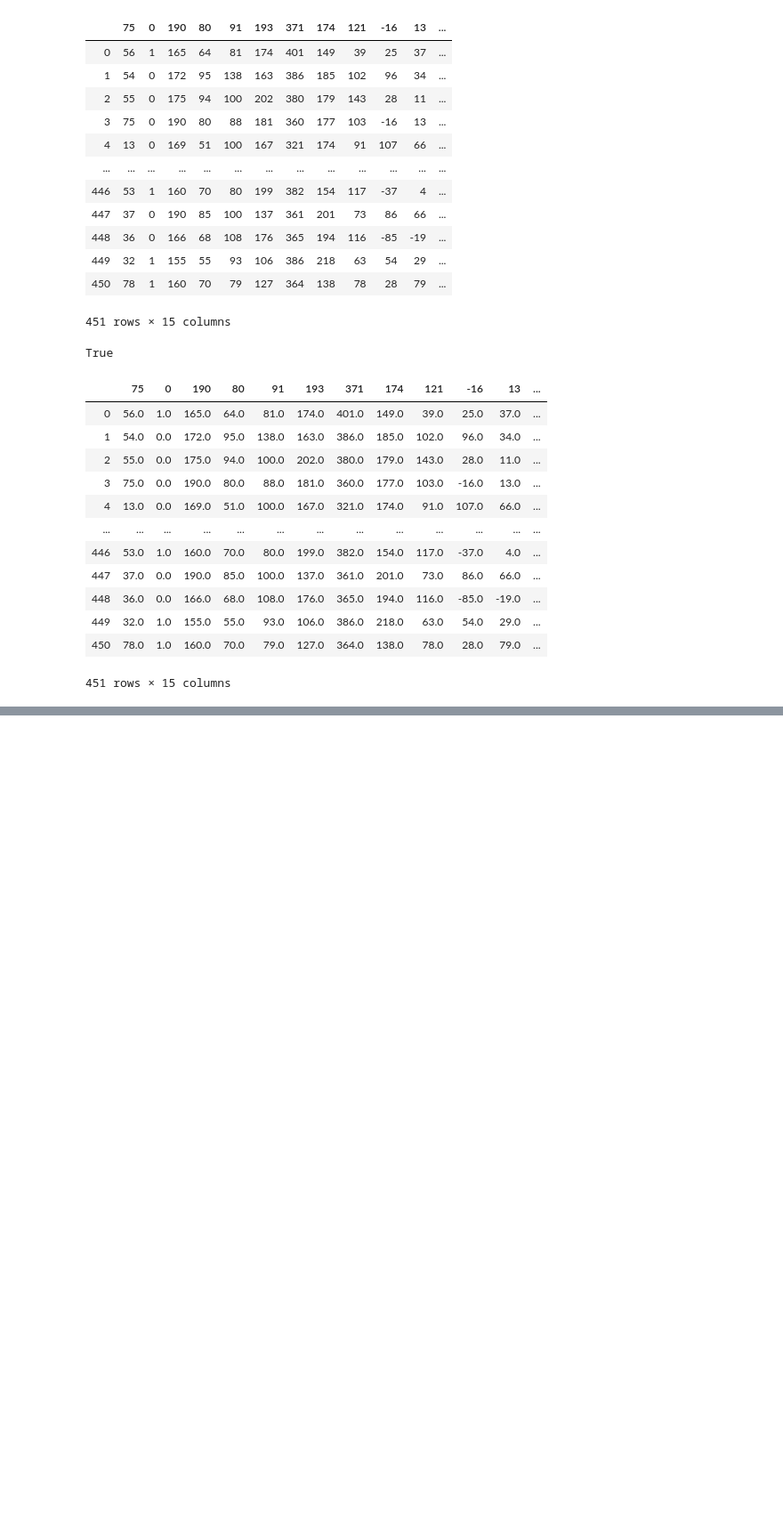
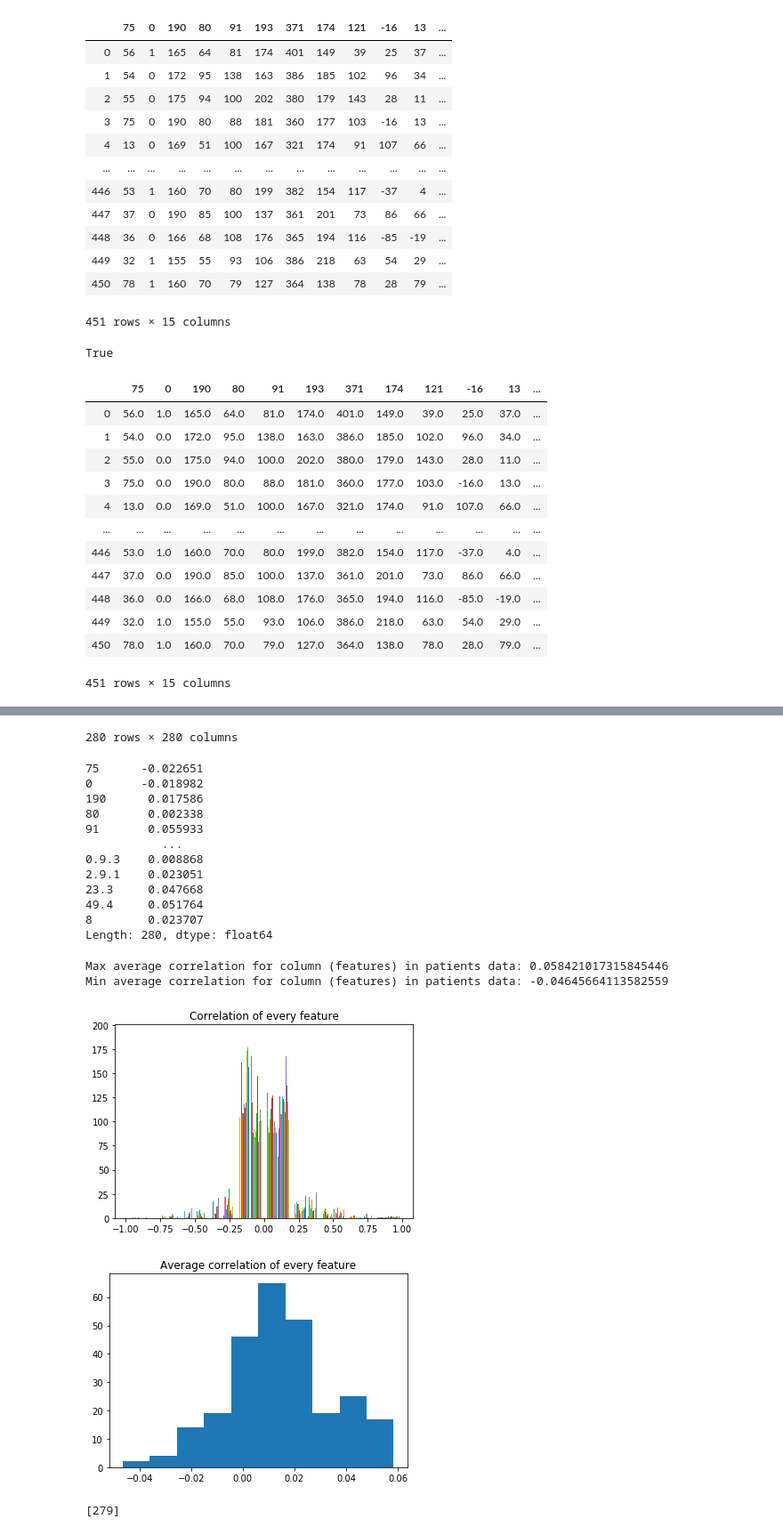
Before and after one commit to johnson0310/EE460J, a Jupyter notebook: EE460J_lab1.ipynb, the cells around one changed output, grey strips where cells are left out. Shown: that part at 89% size. Saved outputs shown, nothing was run; the diff lists cells and outputs as text; code cells hidden in the pictures; blank space fills up the shorter version.

Commit message:
Updated with strongly correlated features

```diff
--- a/EE460J_lab1.ipynb
+++ b/EE460J_lab1.ipynb
@@ -186,3 +184,24 @@ True
 | 449 | 32.0 | 1.0 | 155.0 | 55.0 | 93.0 | 106.0 | 386.0 | 218.0 | 63.0 | 54.0 | 29.0 | ... |
 | 450 | 78.0 | 1.0 | 160.0 | 70.0 | 79.0 | 127.0 | 364.0 | 138.0 | 78.0 | 28.0 | 79.0 | ... |
 451 rows × 15 columns
+# %%
+# find the features highly related to patient's condition
+# first get the correlation matrix
+patients_correlation_matrix = patients.corr()
+display(patients_correlation_matrix) # don't like how this is coming out
+mean_patients_correlation_matrix = patients_correlation_matrix.mean()
+display(mean_patients_correlation_matrix)
+print("Max average correlation for column (features) in patients data: " + str(mean_patients_correlation_matrix.max()))
+print("Min average correlation for column (features) in patients data: " + str(mean_patients_correlation_matrix.min()))
+
+_ = plt.hist(patients_correlation_matrix)
+plt.title("Correlation of every feature")
+plt.show()
+
+_ = plt.hist(mean_patients_correlation_matrix) # no column averages higher than 0.06 correlation
+plt.title("Average correlation of every feature")
+plt.show()
+
+# so it seems the relationship between condition and patient features is not completely standard between patients
+# that's expected but it's good to see
+# %% [output]
@@ -188,0 +220,23 @@ True
+280 rows × 280 columns
+75      -0.022651
+0       -0.018982
+190      0.017586
+80       0.002338
+91       0.055933
+           ...
+0.9.3    0.008868
+2.9.1    0.023051
+23.3     0.047668
+49.4     0.051764
+8        0.023707
+Length: 280, dtype: float64
+Max average correlation for column (features) in patients data: 0.058421017315845446
+Min average correlation for column (features) in patients data: -0.04645664113582559
+[figure, added]
+[figure, added]
+# %%
+# define strong featurees to be those over 0.75 or less than -0.75 => looks to be at edges of (normal) curve
+strong_features = [i for i, corr in enumerate(patients_correlation_matrix.iloc[len(patients_correlation_matrix)-1]) if corr >= 0.75 or corr <= -0.75]
+print(strong_features)
+# %% [output]
+[279]
```
Also changed, not shown: parts of 2 cells of this notebook.
